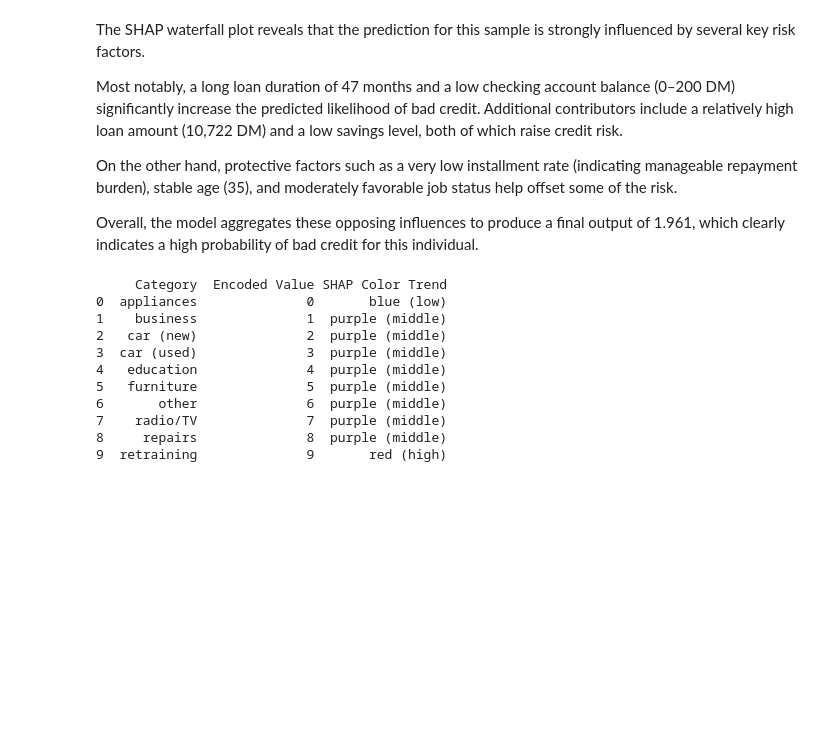
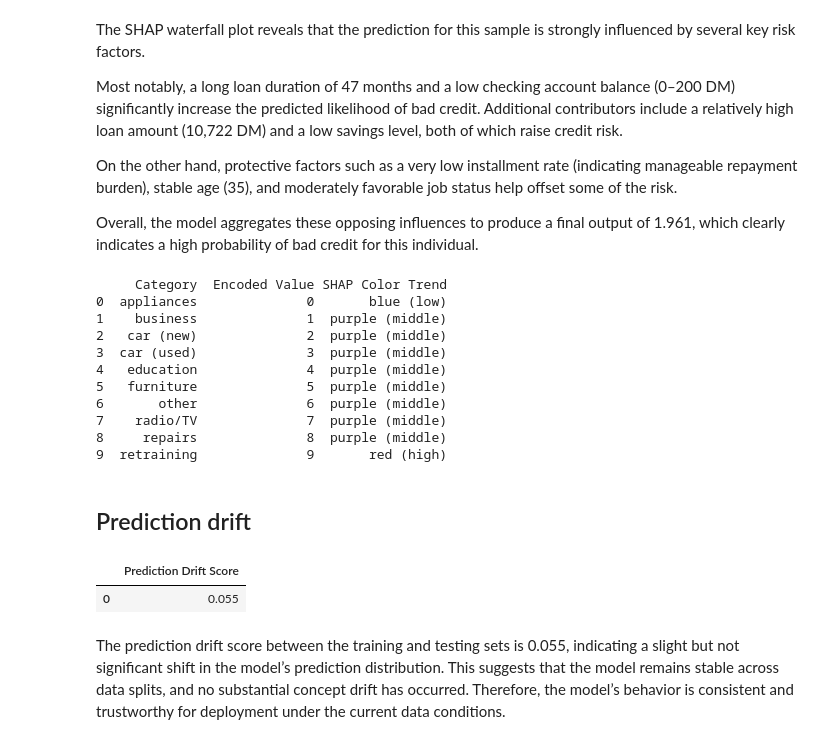
Before and after one commit to gracez-20/credit_risk_predictor, a Jupyter notebook: notebooks/2_modeling_pipeline.ipynb, the cells around one changed output. Saved outputs shown, nothing was run; the diff lists cells and outputs as text; code cells hidden in the pictures; blank space fills up the shorter version.

Commit message:
prediction drift

```diff
--- a/notebooks/2_modeling_pipeline.ipynb
+++ b/notebooks/2_modeling_pipeline.ipynb
@@ -263,7 +263,7 @@ xgb_search = RandomizedSearchCV(
     scoring=f2_scorer,
     cv=cv,
     verbose=2,
-    n_jobs=-1,
+    n_jobs=1,
     random_state=42
 )
 
@@ -409,7 +409,7 @@ rf_search = GridSearchCV(
     scoring=f2_scorer,
     cv=5,
     verbose=2,
-    n_jobs=-1
+    n_jobs=1
 )
 
 rf_search.fit(X_train, y_train)
@@ -707,7 +707,7 @@ grid_search_lr = GridSearchCV(
     param_grid=lr_param_grid,
     scoring=make_scorer(fbeta_score, beta=2),
     cv=cv,
-    n_jobs=-1,
+    n_jobs=1,
     verbose=2
 )
 # %%
@@ -952,3 +953,40 @@ print(df_color_map)
 7    radio/TV              7  purple (middle)
 8     repairs              8  purple (middle)
 9  retraining              9       red (high)
+# %% [markdown]
+## Prediction drift
+# %%
+from deepchecks.tabular import Dataset
+from deepchecks.tabular.checks import PredictionDrift
+
+# X_train_transformed = best_pipeline.named_steps['preprocess'].transform(X_train)
+
+# y_pred_train = best_pipeline.named_steps['model'].predict(X_train_transformed)
+# y_pred_test = best_pipeline.named_steps['model'].predict(X_test_transformed)
+
+X_train_df = X_train.reset_index(drop=True)
+X_test_df = X_test.reset_index(drop=True)
+train_ds = Dataset(X_train_df, label=y_train.reset_index(drop=True), cat_features=nominal_cols + ordinal_cols)
+test_ds = Dataset(X_test_df, label=y_test.reset_index(drop=True), cat_features=nominal_cols + ordinal_cols)
+
+actual_distribution = y_train.value_counts(normalize=True).to_dict()
+expected_distribution = {
+    1: 0.3,  # bad credit
+    0: 0.7   # good credit
+}
+
+for cls, expected_prob in expected_distribution.items():
+    actual_prob = actual_distribution.get(cls, 0)
+    if abs(actual_prob - expected_prob) > 0.1:
+        print(f"Class {cls} deviates from expected: {actual_prob:.2f} vs expected {expected_prob:.2f}")
+
+check = PredictionDrift()
+result = check.run(train_ds, test_ds, model=best_pipeline)
+# %%
+drift_df = pd.DataFrame([result.reduce_output()])
+drift_df
+# %% [output]
+|  | Prediction Drift Score |
+| 0 | 0.055 |
+# %% [markdown]
+The prediction drift score between the training and testing sets is 0.055, indicating a slight but not significant shift in the model’s prediction distribution. This suggests that the model remains stable across data splits, and no substantial concept drift has occurred. Therefore, the model’s behavior is consistent and trustworthy for deployment under the current data conditions.
```
Also changed, not shown: parts of 5 cells of this notebook.
